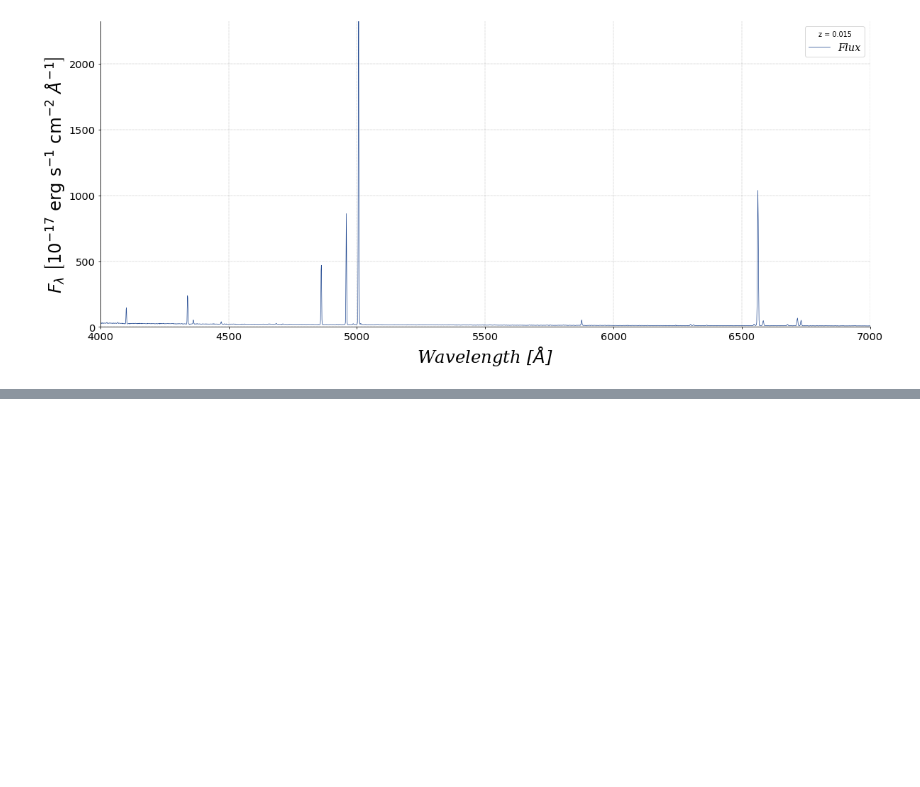
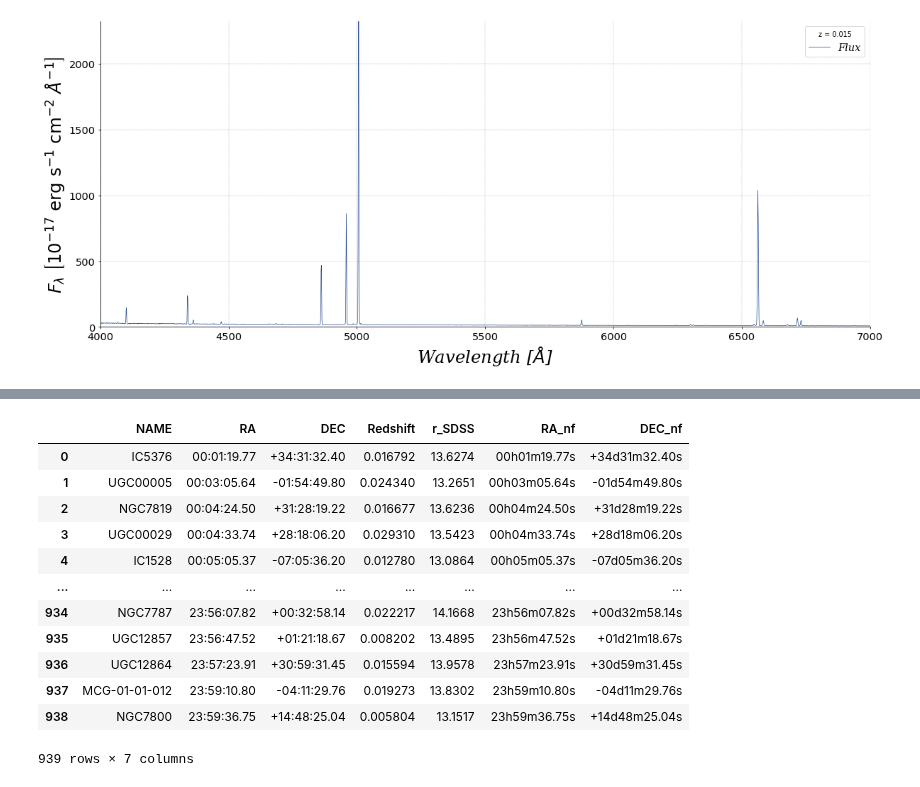
Before and after one commit to hol1m4n/HIIGalaxies, a Jupyter notebook: SPS/Object_Finder.ipynb, the cells around one changed output, grey strips where cells are left out. Saved outputs shown, nothing was run; the diff lists cells and outputs as text; code cells hidden in the pictures; blank space fills up the shorter version.

```diff
--- a/SPS/Object_Finder.ipynb
+++ b/SPS/Object_Finder.ipynb
@@ -253,0 +373,11 @@ spec_plotter('spSpec-52992-1594-563.fit')
+# %%
+#CALIFA
+
+home = os.path.expanduser("~") + '/'
+
+
+file="CALIFA_Mother_Sample.dat"
+local_file = os.path.join(home + "DataHII/",file)
+
+
+local_file
@@ -253,0 +386,4 @@ spec_plotter('spSpec-52992-1594-563.fit')
+# %%
+CALIFA = pd.read_csv(local_file,header = 0,  sep='\s+')
+
+CALIFA
@@ -253,0 +434,39 @@ spec_plotter('spSpec-52992-1594-563.fit')
+# %%
+def coor_x_astropy(value):
+
+    if ('+' in value) or ('-' in value):
+        strs = ['d','m','s']
+    else:
+        strs = ['h','m','s']
+    F = value.partition(':')[0] + strs[0]
+    S = (value.partition(':')[2]).partition(':')[0] + strs[1]
+    T = (value.partition(':')[2]).partition(':')[2] + strs[2]
+
+
+
+    return F + S + T
+
+coor_x_astropy(value = CALIFA['DEC'][0])
+
+ra = CALIFA['RA']
+dec = CALIFA['DEC']
+
+
+CALIFA['RA_nf'] = [coor_x_astropy(i) for i in ra]
+CALIFA['DEC_nf'] = [coor_x_astropy(i) for i in dec]
+# %%
+CALIFA
+# %% [output]
+|  | NAME | RA | DEC | Redshift | r_SDSS | RA_nf | DEC_nf |
+| 0 | IC5376 | 00:01:19.77 | +34:31:32.40 | 0.016792 | 13.6274 | 00h01m19.77s | +34d31m32.40s |
+| 1 | UGC00005 | 00:03:05.64 | -01:54:49.80 | 0.024340 | 13.2651 | 00h03m05.64s | -01d54m49.80s |
+| 2 | NGC7819 | 00:04:24.50 | +31:28:19.22 | 0.016677 | 13.6236 | 00h04m24.50s | +31d28m19.22s |
+| 3 | UGC00029 | 00:04:33.74 | +28:18:06.20 | 0.029310 | 13.5423 | 00h04m33.74s | +28d18m06.20s |
+| 4 | IC1528 | 00:05:05.37 | -07:05:36.20 | 0.012780 | 13.0864 | 00h05m05.37s | -07d05m36.20s |
+| ... | ... | ... | ... | ... | ... | ... | ... |
+| 934 | NGC7787 | 23:56:07.82 | +00:32:58.14 | 0.022217 | 14.1668 | 23h56m07.82s | +00d32m58.14s |
+| 935 | UGC12857 | 23:56:47.52 | +01:21:18.67 | 0.008202 | 13.4895 | 23h56m47.52s | +01d21m18.67s |
+| 936 | UGC12864 | 23:57:23.91 | +30:59:31.45 | 0.015594 | 13.9578 | 23h57m23.91s | +30d59m31.45s |
+| 937 | MCG-01-01-012 | 23:59:10.80 | -04:11:29.76 | 0.019273 | 13.8302 | 23h59m10.80s | -04d11m29.76s |
+| 938 | NGC7800 | 23:59:36.75 | +14:48:25.04 | 0.005804 | 13.1517 | 23h59m36.75s | +14d48m25.04s |
+939 rows × 7 columns
```
Also changed, not shown: parts of 27 cells of this notebook, 8 other files.
